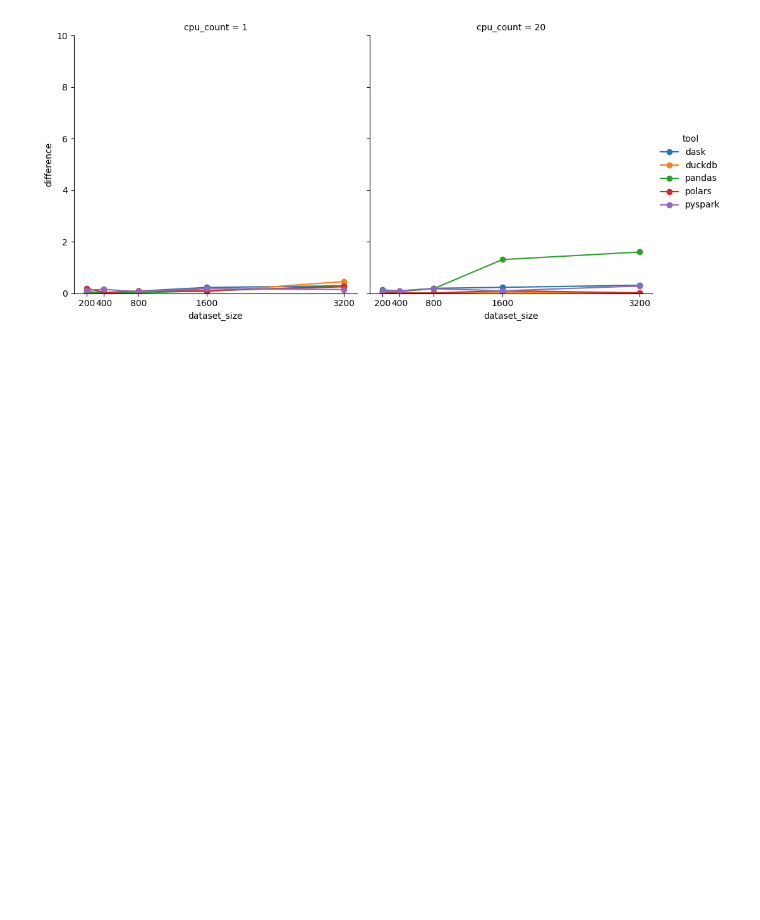
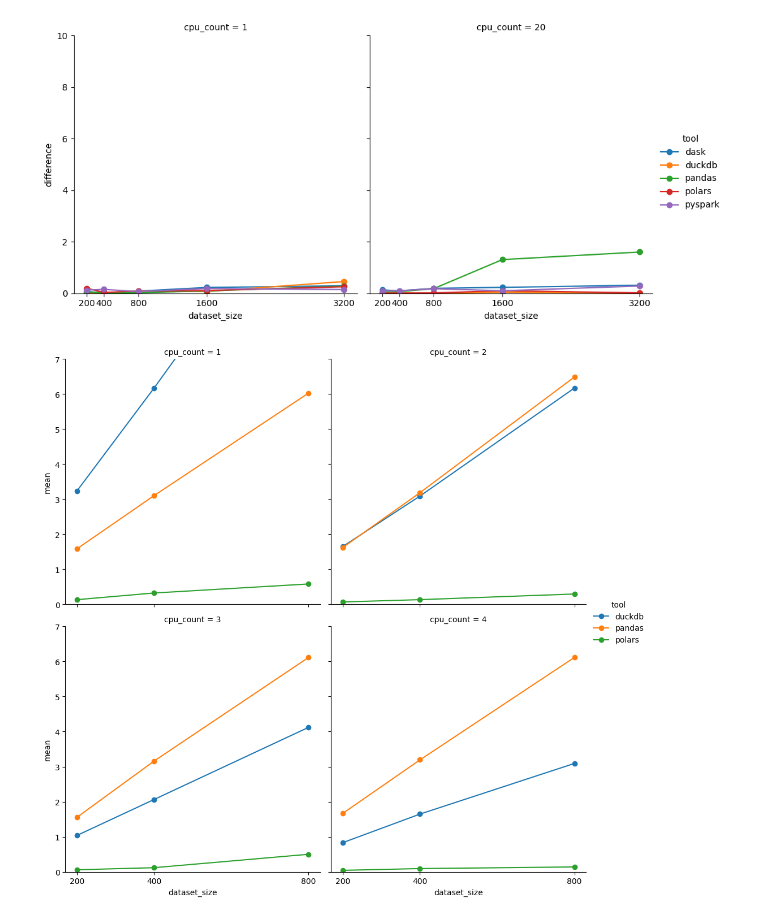
Before and after one commit to vodkar/polars_investigation, a Jupyter notebook: visualize_diagrams.ipynb, the cells around one changed output. Drawn from its saved outputs; the diff is of its cells as text; code cells hidden in the pictures; blank space fills up the shorter version.

Commit message:
Updated diagrams

```diff
--- a/visualize_diagrams.ipynb
+++ b/visualize_diagrams.ipynb
@@ -130,3 +130,7 @@ build_grid("read_parquet.csv", 80)
 build_difference_grid("is_in.csv")
 # %% [output]
 [figure]
+# %%
+build_grid("filter-1_2.csv", 7)
+# %% [output]
+[figure, added]
```
Also changed, not shown: parts of 1 cell of this notebook.
